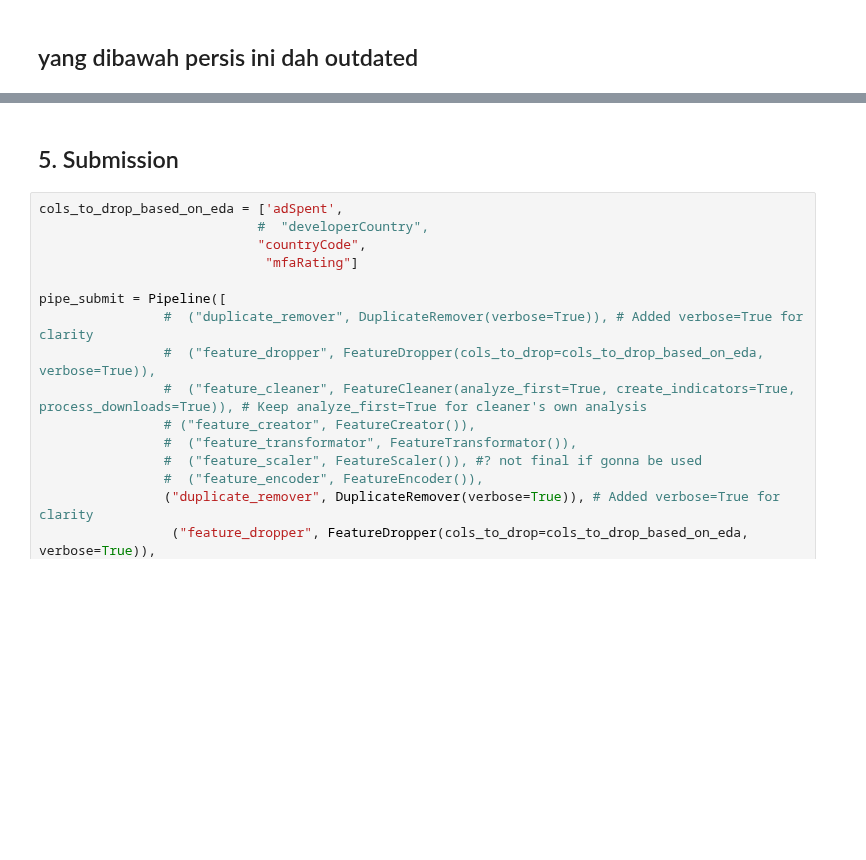
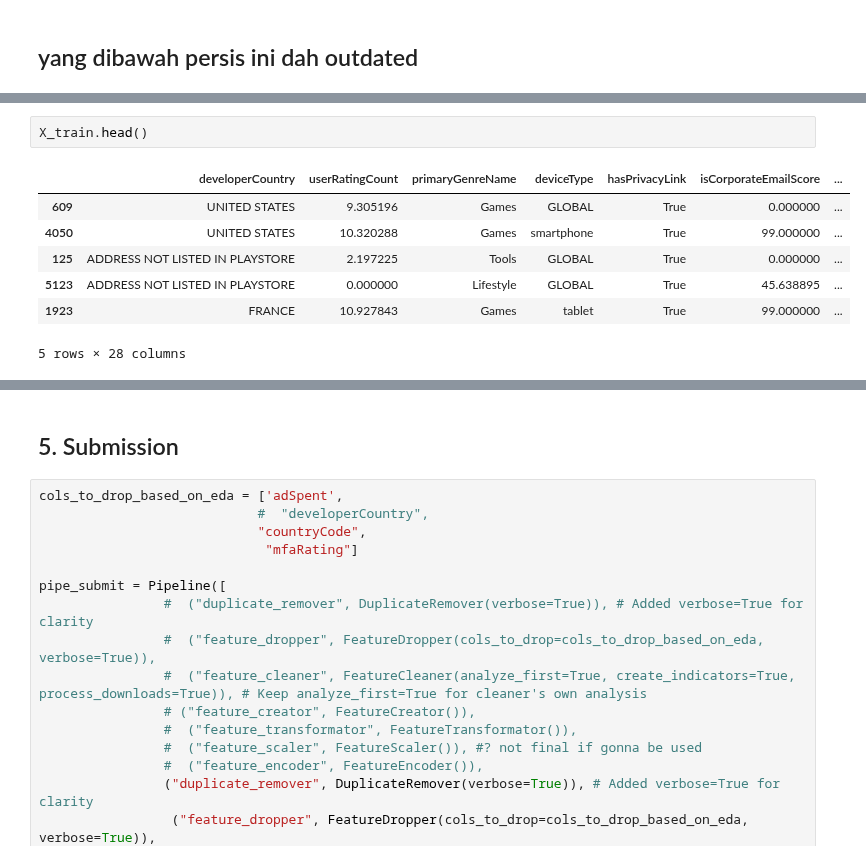
Before and after one commit to Reasondro/FindIT, a Jupyter notebook: Find_IT_Ale_New.ipynb, the cells around one changed output, grey strips where cells are left out. Cells and saved outputs as stored; diff of their text form; blank space fills up the shorter version.

```diff
--- a/Find_IT_Ale_New.ipynb
+++ b/Find_IT_Ale_New.ipynb
@@ -2636,0 +2489,10 @@ CatBoost: 0.902501
+# %%
+X_train.head()
+# %% [output]
+|  | developerCountry | userRatingCount | primaryGenreName | deviceType | hasPrivacyLink | isCorporateEmailScore | ... |
+| 609 | UNITED STATES | 9.305196 | Games | GLOBAL | True | 0.000000 | ... |
+| 4050 | UNITED STATES | 10.320288 | Games | smartphone | True | 99.000000 | ... |
+| 125 | ADDRESS NOT LISTED IN PLAYSTORE | 2.197225 | Tools | GLOBAL | True | 0.000000 | ... |
+| 5123 | ADDRESS NOT LISTED IN PLAYSTORE | 0.000000 | Lifestyle | GLOBAL | True | 45.638895 | ... |
+| 1923 | FRANCE | 10.927843 | Games | tablet | True | 99.000000 | ... |
+5 rows × 28 columns
```
Also changed, not shown: parts of 17 cells of this notebook.
